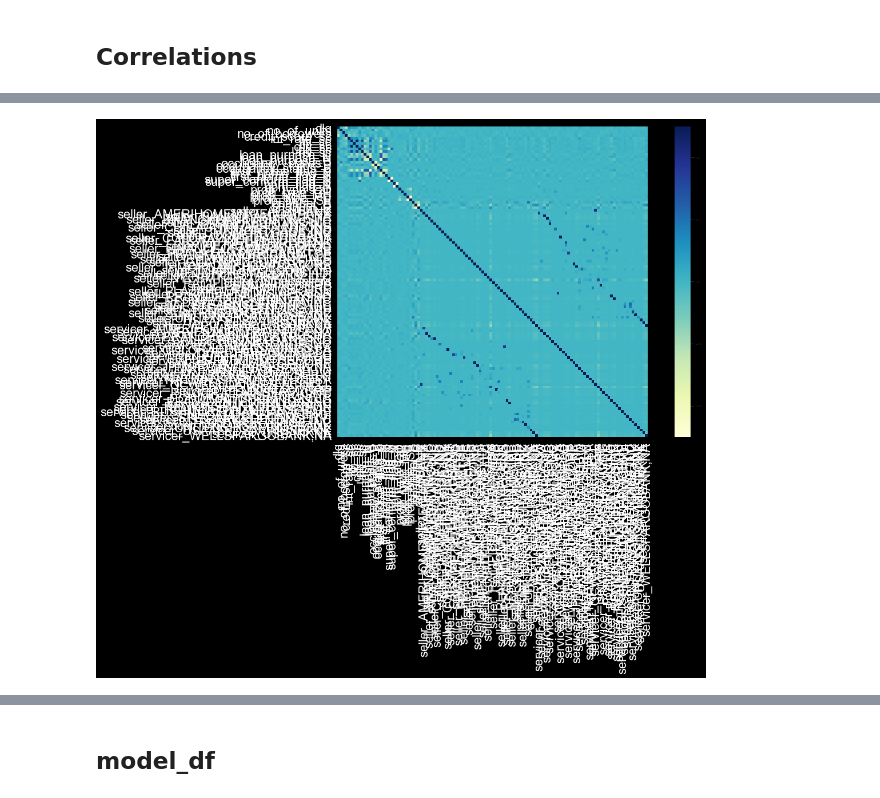
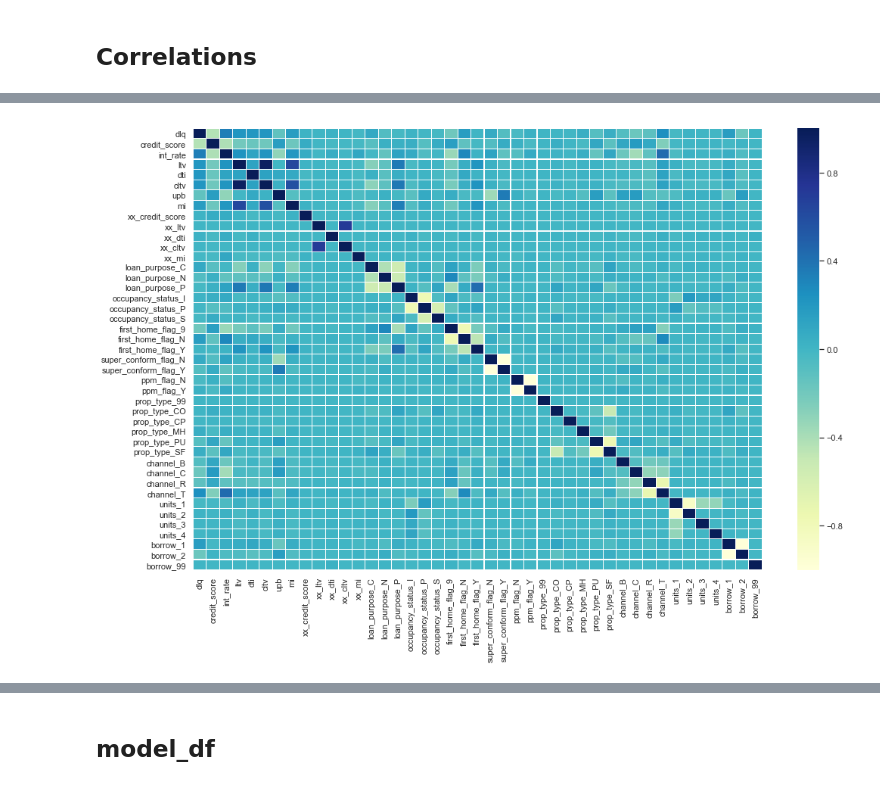
Before and after one commit to MitchellEwing/Freddie-Mac-Housing-Loans, a Jupyter notebook: Freddie-Mac-Single-Family-Loans.ipynb, the cells around one changed output, grey strips where cells are left out. Cells and saved outputs as stored; diff of their text form; code cells hidden in the pictures.

Commit message:
3rd model run-thru

```diff
--- a/Freddie-Mac-Single-Family-Loans.ipynb
+++ b/Freddie-Mac-Single-Family-Loans.ipynb
@@ -1153,0 +1439,3 @@ Name: dlq, dtype: int64
+# %%
+sample_model_df = sample_model_df.drop(['seller', 'servicer'], axis=1)
+sample_model_df.columns
@@ -1167,0 +1624,20 @@ model_dummies.head()
+# %%
+# Reorganizing within the dataframe.
+mle = final_dummies.copy()
+mle.drop(['miss_credit_score', 'miss_ltv_ratio', 'miss_dti_ratio',
+       'miss_cltv_ratio', 'miss_mi_pct', 'credit_score_sc', 'int_rate_sc',
+       'ltv_sc', 'dti_sc', 'cltv_sc', 'upb_sc', 'mi_sc'], axis=1, inplace=True)
+
+mle.insert(1, 'credit_score', credit_score_sc_val)
+mle.insert(2, 'int_rate', int_rate_sc_val)
+mle.insert(3, 'ltv', ltv_sc_val)
+mle.insert(4, 'dti', dti_sc_val)
+mle.insert(5, 'cltv', cltv_sc_val)
+mle.insert(6, 'upb', upb_sc_val)
+mle.insert(7, 'mi', mi_sc_val)
+mle.insert(8, 'xx_credit_score', miss_credit_score_val)
+mle.insert(9, 'xx_ltv', miss_ltv_ratio_val)
+mle.insert(10, 'xx_dti', miss_dti_ratio_val)
+mle.insert(11, 'xx_cltv', miss_cltv_ratio_val)
+mle.insert(12, 'xx_mi', miss_mi_pct_val)
+mle.head()
@@ -1180,7 +1670,9 @@ Index(['dlq', 'no_of_units', 'no_of_borrowers', 'credit_score_sc',
+# %%
+final_dummies = mle
 # %% [markdown]
 ## Correlations
 # %%
 # Instantiating correlation matrix.
-corrmat = model_dummies.corr()
-corrmat.head()
+corr = final_dummies.corr()
+corr.head()
 # %% [output]
@@ -1194,9 +1686,11 @@ corrmat.head()
 # %%
 # View.
 f, ax = plt.subplots(figsize = (15, 10))
-sns.set(font_scale=.5)
-#sns.heatmap(corrmat, vmax=1.0, cmap='YlGnBu', square=True, xticklabels=False, yticklabels=False)
-sns.heatmap(corrmat, vmax=1.0, cmap='YlGnBu', square=True, xticklabels=True, yticklabels=True)
+sns.set(font_scale=1)
+
+# Heatmap.
+sns.heatmap(corr, annot=False, linewidths=.1,
+            square=False, cmap='YlGnBu', annot_kws={'size': 15})
 plt.show()
 # %% [output]
-[figure, old version]
+[figure, new version]
```
Also changed, not shown: parts of 123 cells of this notebook.
